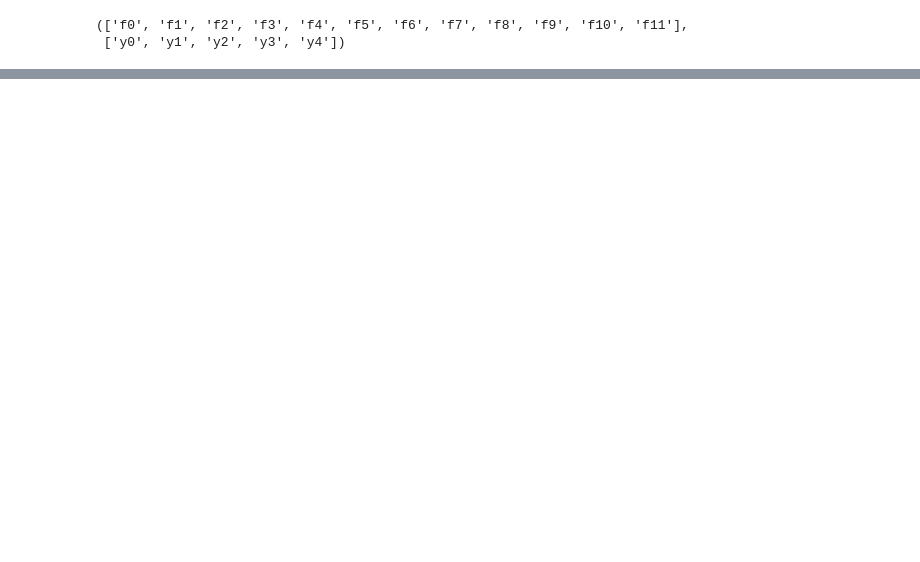
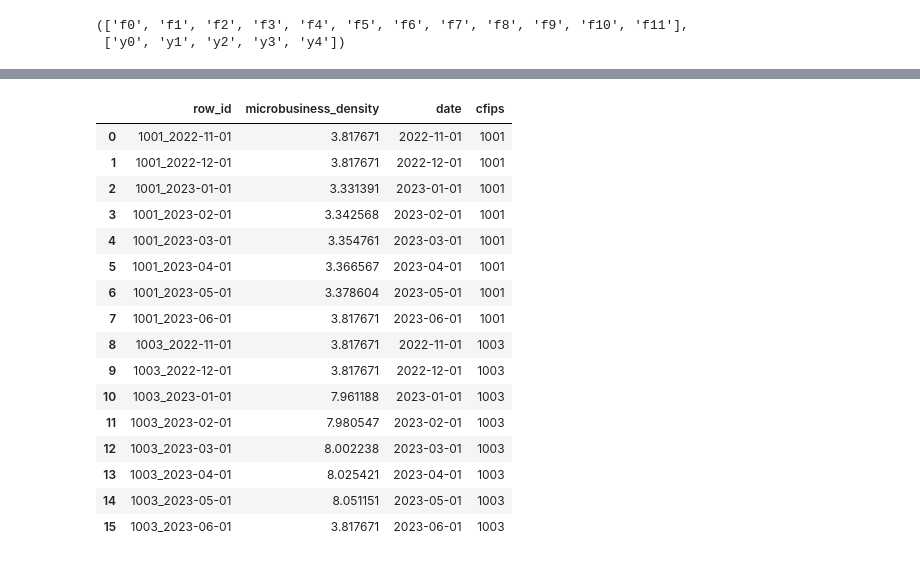
Before and after one commit to 9417GoodLuck/GoDaddy, a Jupyter notebook: DataProcess.ipynb, the cells around one changed output, grey strips where cells are left out. Saved outputs shown, nothing was run; the diff lists cells and outputs as text; code cells hidden in the pictures; blank space fills up the shorter version.

```diff
--- a/DataProcess.ipynb
+++ b/DataProcess.ipynb
@@ -278,0 +539,5 @@ train_data.to_csv('train_data.csv', index=False)
+# %%
+# UNDO STANDARDIZATION
+pred2 = pred.copy()
+pred2 = (pred2*sd)+mn
+print('Prediction shape',pred2.shape)
@@ -278,0 +546,3 @@ train_data.to_csv('train_data.csv', index=False)
+# %%
+for k in range(5):
+    print(pred2[:,k].mean(), f' is average predicted future month {k+1} divided by future month {k}')
@@ -278,0 +555,6 @@ train_data.to_csv('train_data.csv', index=False)
+# %%
+# CONVERT RATIOS INTO MICROBUSINESS DENSITY
+pred5 = pred2.copy()
+pred5[:,0] = test0[:,-1] * pred5[:,0]
+for k in range(4):
+    pred5[:,k+1] = pred5[:,k] * pred5[:,k+1]
@@ -278,0 +563,9 @@ train_data.to_csv('train_data.csv', index=False)
+# %%
+# LOAD LAST VALUE BASELINE
+sub = pd.read_csv('godaddy-microbusiness-density-forecasting/sample_submission.csv')
+sub['date'] = sub.row_id.apply(lambda x: x.split('_')[1])
+sub['cfips'] = sub.row_id.apply(lambda x: int(x.split('_')[0]))
+# Sort by cfips per county
+sub = sub.sort_values(['cfips','date'])
+print( sub.shape )
+sub.head()
@@ -278,0 +580,24 @@ train_data.to_csv('train_data.csv', index=False)
+# %%
+MONS = ['2023-01-01','2023-02-01','2023-03-01','2023-04-01','2023-05-01']
+for k in range(5):
+    sub.loc[(sub['date']==MONS[k])&(sub.cfips.isin(KEEP)),'microbusiness_density'] = pred5[:,k]
+sub = sub.reset_index(drop=True)
+sub.head(16)
+# %% [output]
+|  | row_id | microbusiness_density | date | cfips |
+| 0 | 1001_2022-11-01 | 3.817671 | 2022-11-01 | 1001 |
+| 1 | 1001_2022-12-01 | 3.817671 | 2022-12-01 | 1001 |
+| 2 | 1001_2023-01-01 | 3.331391 | 2023-01-01 | 1001 |
+| 3 | 1001_2023-02-01 | 3.342568 | 2023-02-01 | 1001 |
+| 4 | 1001_2023-03-01 | 3.354761 | 2023-03-01 | 1001 |
+| 5 | 1001_2023-04-01 | 3.366567 | 2023-04-01 | 1001 |
+| 6 | 1001_2023-05-01 | 3.378604 | 2023-05-01 | 1001 |
+| 7 | 1001_2023-06-01 | 3.817671 | 2023-06-01 | 1001 |
+| 8 | 1003_2022-11-01 | 3.817671 | 2022-11-01 | 1003 |
+| 9 | 1003_2022-12-01 | 3.817671 | 2022-12-01 | 1003 |
+| 10 | 1003_2023-01-01 | 7.961188 | 2023-01-01 | 1003 |
+| 11 | 1003_2023-02-01 | 7.980547 | 2023-02-01 | 1003 |
+| 12 | 1003_2023-03-01 | 8.002238 | 2023-03-01 | 1003 |
+| 13 | 1003_2023-04-01 | 8.025421 | 2023-04-01 | 1003 |
+| 14 | 1003_2023-05-01 | 8.051151 | 2023-05-01 | 1003 |
+| 15 | 1003_2023-06-01 | 3.817671 | 2023-06-01 | 1003 |
```
Also changed, not shown: parts of 30 cells of this notebook, 23 other files.
